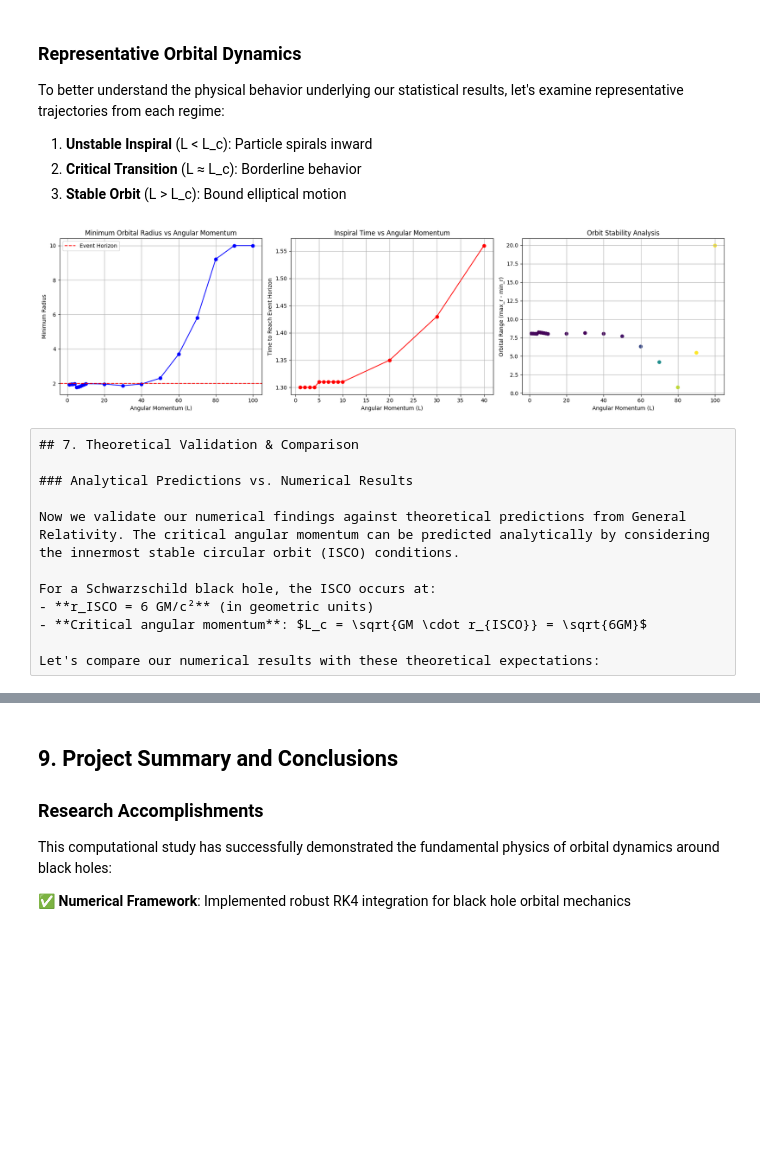
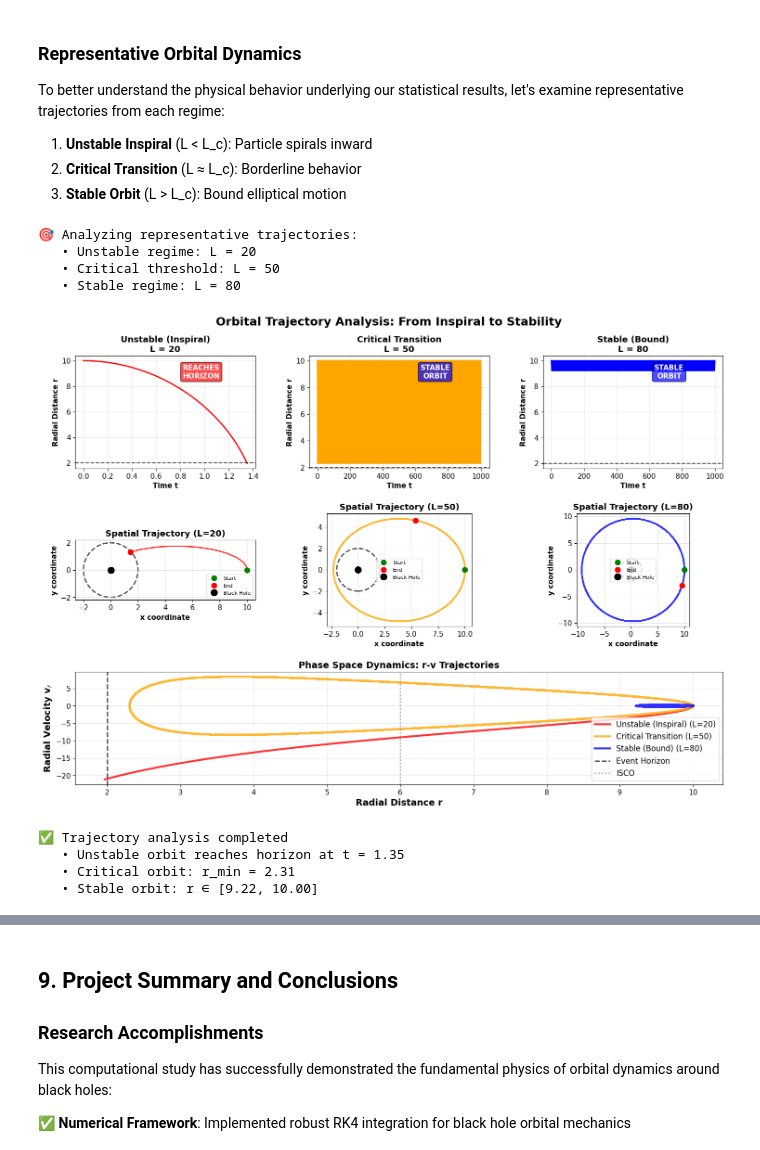
Before and after one commit to MgTxBoss/BH_Project, a Jupyter notebook: BH_BlackHole_Analysis.ipynb, the cells around one changed output, grey strips where cells are left out. Cells and saved outputs as stored; diff of their text form; code cells hidden in the pictures; blank space fills up the shorter version.

```diff
--- a/BH_BlackHole_Analysis.ipynb
+++ b/BH_BlackHole_Analysis.ipynb
@@ -655,8 +672,8 @@ for i, (traj, L_val, color, regime) in enumerate(zip(trajectories, L_vals, color
 
     # Plot trajectory
     ax.plot(x, y, color=color, linewidth=2, alpha=0.8)
-    ax.plot(x[0], y[0], 'go', markersize=8, label='Start')
-    ax.plot(x[-1], y[-1], 'ro', markersize=8, label='End')
+    ax.plot(x.iloc[0], y.iloc[0], 'go', markersize=8, label='Start')
+    ax.plot(x.iloc[-1], y.iloc[-1], 'ro', markersize=8, label='End')
 
     # Add black hole and event horizon
     ax.plot(0, 0, 'ko', markersize=10, label='Black Hole')
@@ -669,43 +686,39 @@ for i, (traj, L_val, color, regime) in enumerate(zip(trajectories, L_vals, color
     ax.set_title(f'Spatial Trajectory (L={L_val})', fontweight='bold')
     ax.set_aspect('equal')
     ax.grid(True, alpha=0.3)
     ax.legend(fontsize=8)
 
 # Row 3: Phase space analysis
 ax_phase = fig.add_subplot(gs[2, :])
 
 for i, (traj, L_val, color, regime) in enumerate(zip(trajectories, L_vals, colors, regimes)):
     ax_phase.plot(traj['r'], traj['v'], color=color, linewidth=3,
                  alpha=0.8, label=f'{regime} (L={L_val})')
 
 ax_phase.axvline(x=r_event_horizon, color='black', linestyle='--', linewidth=2,
                 alpha=0.7, label='Event Horizon')
 ax_phase.axvline(x=r_ISCO, color='gray', linestyle=':', linewidth=2,
                 alpha=0.7, label='ISCO')
 ax_phase.set_xlabel('Radial Distance r', fontsize=14, fontweight='bold')
 ax_phase.set_ylabel('Radial Velocity v$_r$', fontsize=14, fontweight='bold')
 ax_phase.set_title('Phase Space Dynamics: r-v Trajectories', fontsize=14, fontweight='bold')
 ax_phase.grid(True, alpha=0.3)
 ax_phase.legend(fontsize=12, loc='best')
 
 plt.tight_layout()
 plt.show()
 
 print(f"\n✅ Trajectory analysis completed")
 print(f"   • Unstable orbit reaches horizon at t = {traj_unstable['t'].iloc[-1]:.2f}")
 print(f"   • Critical orbit: r_min = {traj_critical['r'].min():.2f}")
 print(f"   • Stable orbit: r ∈ [{traj_stable['r'].min():.2f}, {traj_stable['r'].max():.2f}]")
 # %% [output]
+🎯 Analyzing representative trajectories:
+   • Unstable regime: L = 20
+   • Critical threshold: L = 50
+   • Stable regime: L = 80
-[figure, old version]
+[figure, new version]
+✅ Trajectory analysis completed
+   • Unstable orbit reaches horizon at t = 1.35
+   • Critical orbit: r_min = 2.31
+   • Stable orbit: r ∈ [9.22, 10.00]
-# %% [raw]
-## 7. Theoretical Validation & Comparison
-
-### Analytical Predictions vs. Numerical Results
-
-Now we validate our numerical findings against theoretical predictions from General Relativity. The critical angular momentum can be predicted analytically by considering the innermost stable circular orbit (ISCO) conditions.
-
-For a Schwarzschild black hole, the ISCO occurs at:
-- **r_ISCO = 6 GM/c²** (in geometric units)
-- **Critical angular momentum**: $L_c = \sqrt{GM \cdot r_{ISCO}} = \sqrt{6GM}$
-
-Let's compare our numerical results with these theoretical expectations:
```
Also changed, not shown: parts of 19 cells of this notebook, 8 other files.
